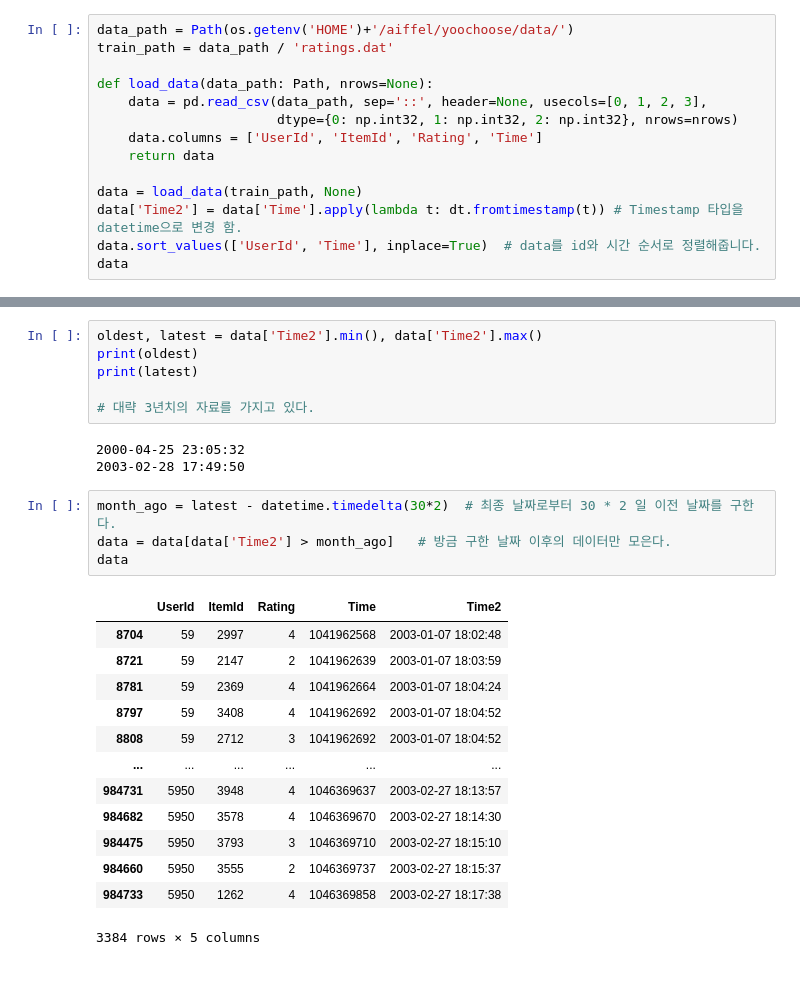
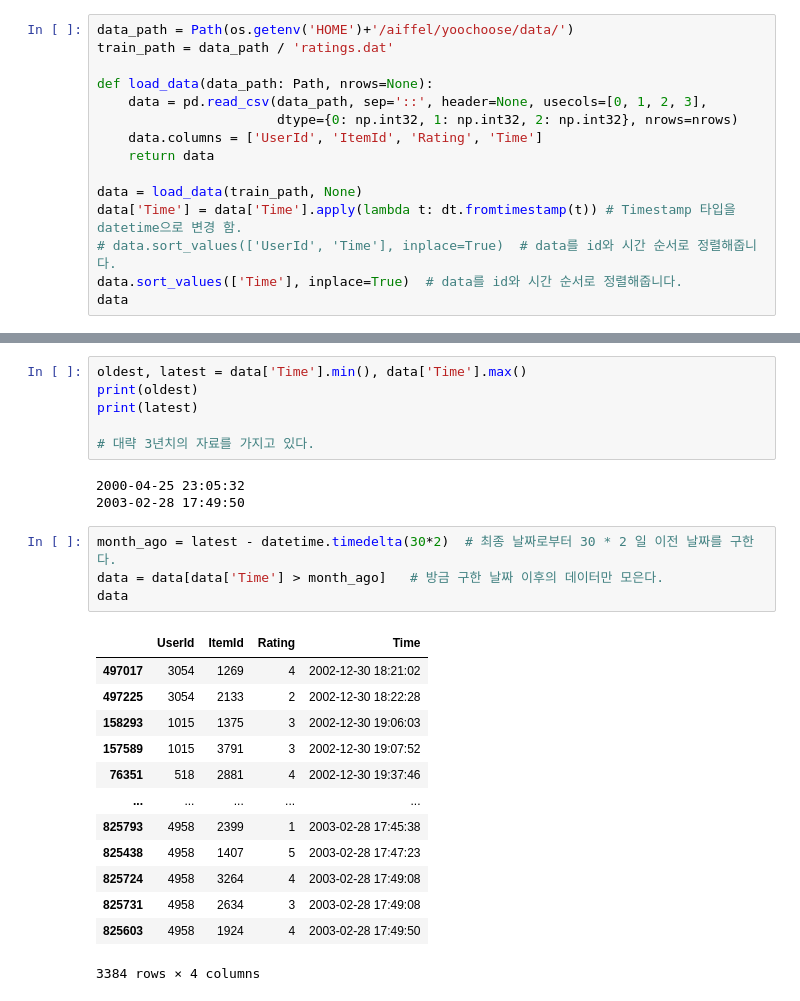
Before and after one commit to yssihn/Aiffel, a Jupyter notebook: [E-16]PredictNextMovie/exp_16_01.ipynb, the cells around one changed output, grey strips where cells are left out. Saved outputs shown, nothing was run; the diff lists cells and outputs as text.

```diff
--- a/[E-16]PredictNextMovie/exp_16_01.ipynb
+++ b/[E-16]PredictNextMovie/exp_16_01.ipynb
@@ -41,7 +47,8 @@ def load_data(data_path: Path, nrows=None):
     return data
 
 data = load_data(train_path, None)
-data['Time2'] = data['Time'].apply(lambda t: dt.fromtimestamp(t)) # Timestamp 타입을 datetime으로 변경 함.
-data.sort_values(['UserId', 'Time'], inplace=True)  # data를 id와 시간 순서로 정렬해줍니다.
+data['Time'] = data['Time'].apply(lambda t: dt.fromtimestamp(t)) # Timestamp 타입을 datetime으로 변경 함.
+# data.sort_values(['UserId', 'Time'], inplace=True)  # data를 id와 시간 순서로 정렬해줍니다.
+data.sort_values(['Time'], inplace=True)  # data를 id와 시간 순서로 정렬해줍니다.
 data
 # %% [output]
@@ -65,7 +72,7 @@ data['UserId'].nunique(), data['ItemId'].nunique()
 # %% [output]
 (6040, 3706)
 # %%
-oldest, latest = data['Time2'].min(), data['Time2'].max()
+oldest, latest = data['Time'].min(), data['Time'].max()
 print(oldest)
 print(latest)
 
@@ -75,20 +82,20 @@ print(latest)
 2003-02-28 17:49:50
 # %%
 month_ago = latest - datetime.timedelta(30*2)  # 최종 날짜로부터 30 * 2 일 이전 날짜를 구한다.
-data = data[data['Time2'] > month_ago]   # 방금 구한 날짜 이후의 데이터만 모은다.
+data = data[data['Time'] > month_ago]   # 방금 구한 날짜 이후의 데이터만 모은다.
 data
 # %% [output]
-|  | UserId | ItemId | Rating | Time | Time2 |
-| 8704 | 59 | 2997 | 4 | 1041962568 | 2003-01-07 18:02:48 |
-| 8721 | 59 | 2147 | 2 | 1041962639 | 2003-01-07 18:03:59 |
-| 8781 | 59 | 2369 | 4 | 1041962664 | 2003-01-07 18:04:24 |
-| 8797 | 59 | 3408 | 4 | 1041962692 | 2003-01-07 18:04:52 |
-| 8808 | 59 | 2712 | 3 | 1041962692 | 2003-01-07 18:04:52 |
-| ... | ... | ... | ... | ... | ... |
-| 984731 | 5950 | 3948 | 4 | 1046369637 | 2003-02-27 18:13:57 |
-| 984682 | 5950 | 3578 | 4 | 1046369670 | 2003-02-27 18:14:30 |
-| 984475 | 5950 | 3793 | 3 | 1046369710 | 2003-02-27 18:15:10 |
-| 984660 | 5950 | 3555 | 2 | 1046369737 | 2003-02-27 18:15:37 |
-| 984733 | 5950 | 1262 | 4 | 1046369858 | 2003-02-27 18:17:38 |
+|  | UserId | ItemId | Rating | Time |
+| 497017 | 3054 | 1269 | 4 | 2002-12-30 18:21:02 |
+| 497225 | 3054 | 2133 | 2 | 2002-12-30 18:22:28 |
+| 158293 | 1015 | 1375 | 3 | 2002-12-30 19:06:03 |
+| 157589 | 1015 | 3791 | 3 | 2002-12-30 19:07:52 |
+| 76351 | 518 | 2881 | 4 | 2002-12-30 19:37:46 |
+| ... | ... | ... | ... | ... |
+| 825793 | 4958 | 2399 | 1 | 2003-02-28 17:45:38 |
+| 825438 | 4958 | 1407 | 5 | 2003-02-28 17:47:23 |
+| 825724 | 4958 | 3264 | 4 | 2003-02-28 17:49:08 |
+| 825731 | 4958 | 2634 | 3 | 2003-02-28 17:49:08 |
+| 825603 | 4958 | 1924 | 4 | 2003-02-28 17:49:50 |
-3384 rows × 5 columns
+3384 rows × 4 columns
 # %%
```
Also changed, not shown: parts of 28 cells of this notebook.
